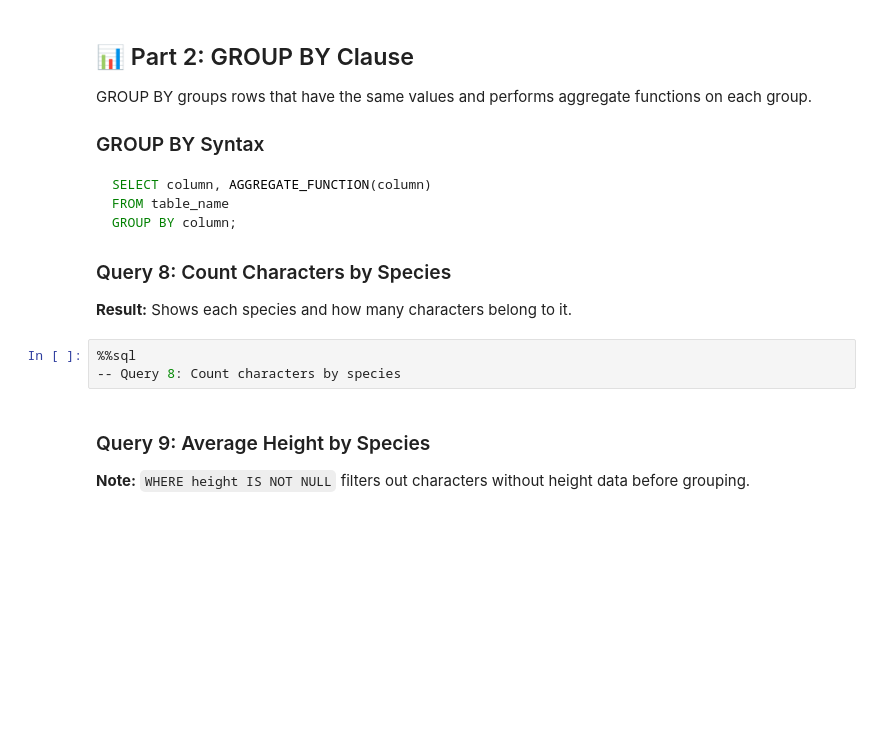
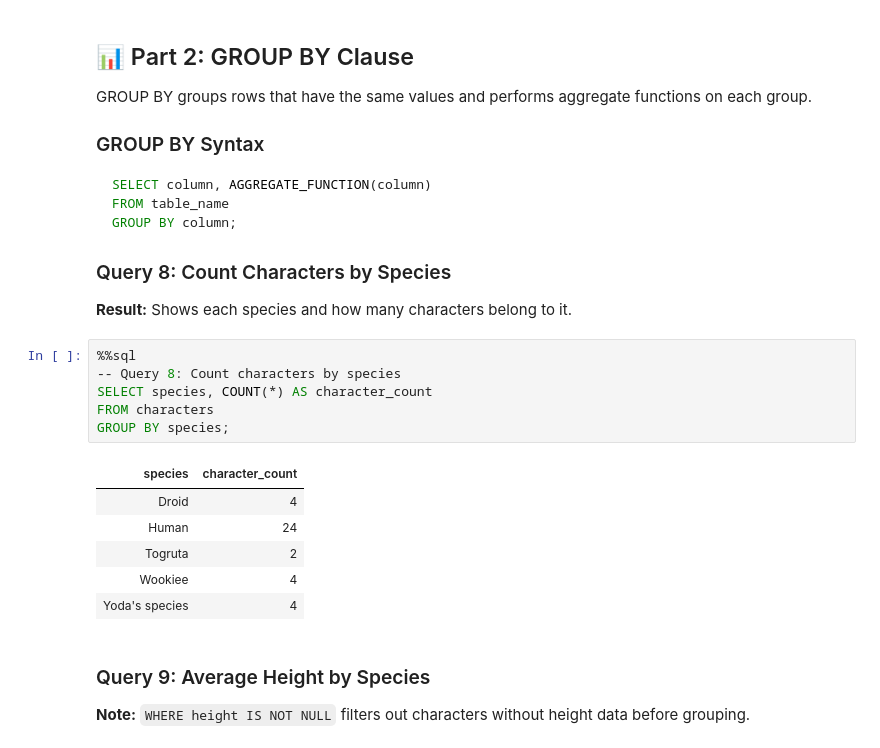
Before and after one commit to WJSmith09/2025CT_SQL_Wesley.S, a Jupyter notebook: jupyter_notebook_lessons/lesson4_aggregates.ipynb, the cells around one changed output. Drawn from its saved outputs; the diff is of its cells as text; blank space fills up the shorter version.

```diff
--- a/jupyter_notebook_lessons/lesson4_aggregates.ipynb
+++ b/jupyter_notebook_lessons/lesson4_aggregates.ipynb
@@ -192,6 +201,16 @@ GROUP BY column;
 # %%
 %%sql
 -- Query 8: Count characters by species
+SELECT species, COUNT(*) AS character_count
+FROM characters
+GROUP BY species;
+# %% [output]
+| species | character_count |
+| Droid | 4 |
+| Human | 24 |
+| Togruta | 2 |
+| Wookiee | 4 |
+| Yoda's species | 4 |
 # %% [markdown]
 ### Query 9: Average Height by Species
 
```
Also changed, not shown: parts of 3 cells of this notebook.
